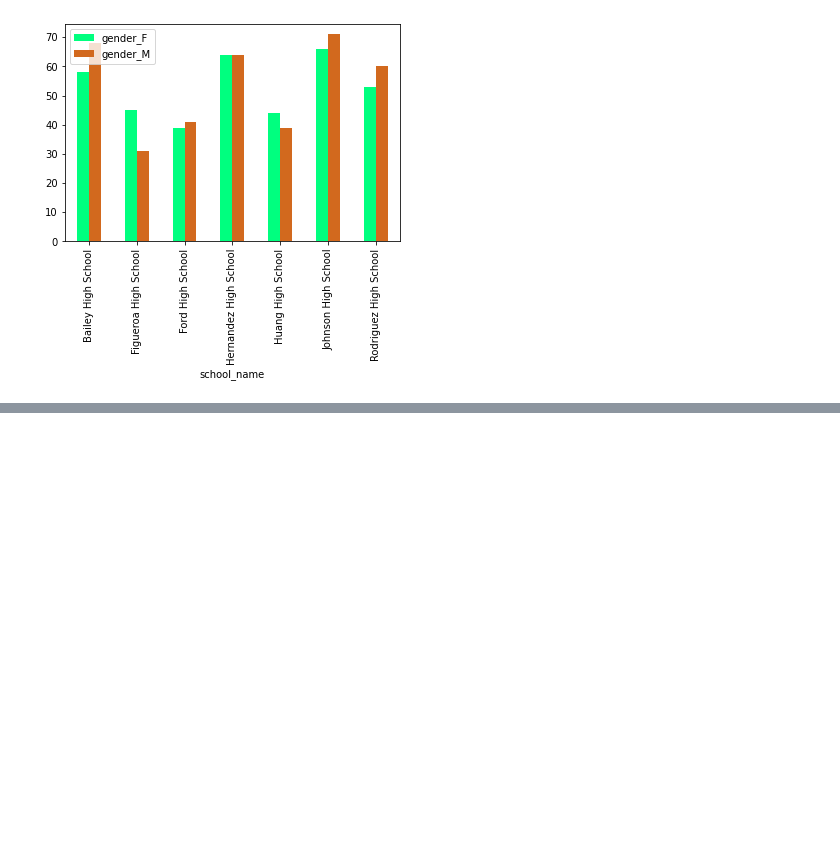
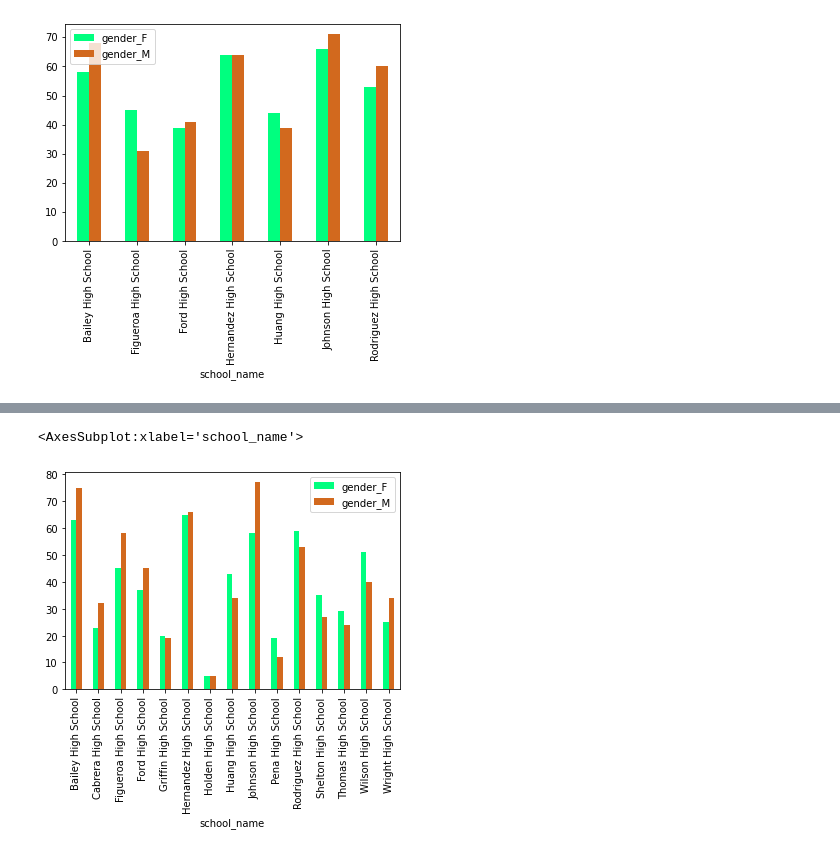
Before and after one commit to missnatitties/Actividades-PF-, a Jupyter notebook: Actividad Sesión 18 G.ipynb, the cells around one changed output, grey strips where cells are left out. Drawn from its saved outputs; the diff is of its cells as text; code cells hidden in the pictures; blank space fills up the shorter version.

```diff
--- a/Actividad Sesión 18 G.ipynb
+++ b/Actividad Sesión 18 G.ipynb
@@ -28,0 +41,4 @@ Gráfico de  reading_score con puntaje de  66
+# %%
+#solo gender, ya filtrado
+gender=df1[["gender","school_name"]]
+gender.head()
@@ -28,0 +52,7 @@ Gráfico de  reading_score con puntaje de  66
+# %%
+#creación de dummies
+dummies_genero=pandas.get_dummies(gender[["gender"]])
+# %%
+#merging de las dummies con el df filtrado solo para gender (están en el mismo orden los outputs)
+merged=pandas.concat([gender,dummies_genero],axis=1)
+merged.head()
@@ -28,0 +66,4 @@ Gráfico de  reading_score con puntaje de  66
+# %%
+#resumen por escuela (suma)
+summary=merged.groupby(["school_name"]).sum()
+summary.head()
@@ -28,0 +78,6 @@ Gráfico de  reading_score con puntaje de  66
+# %%
+#gráfico
+summary.plot(kind="bar",color=["springgreen","chocolate"])
+# %% [output]
+<AxesSubplot:xlabel='school_name'>
+[figure, added]
```
Also changed, not shown: parts of 4 cells of this notebook.
